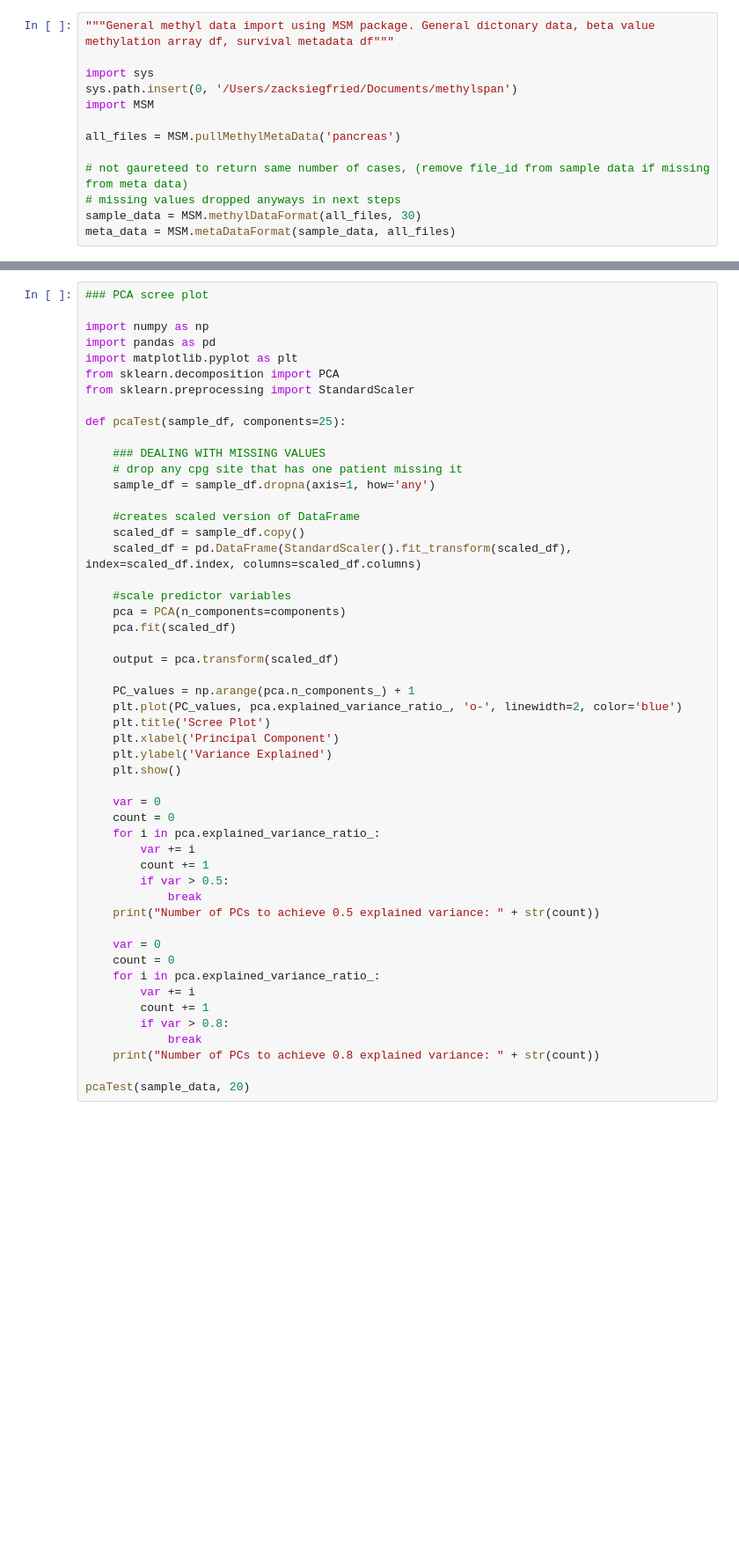
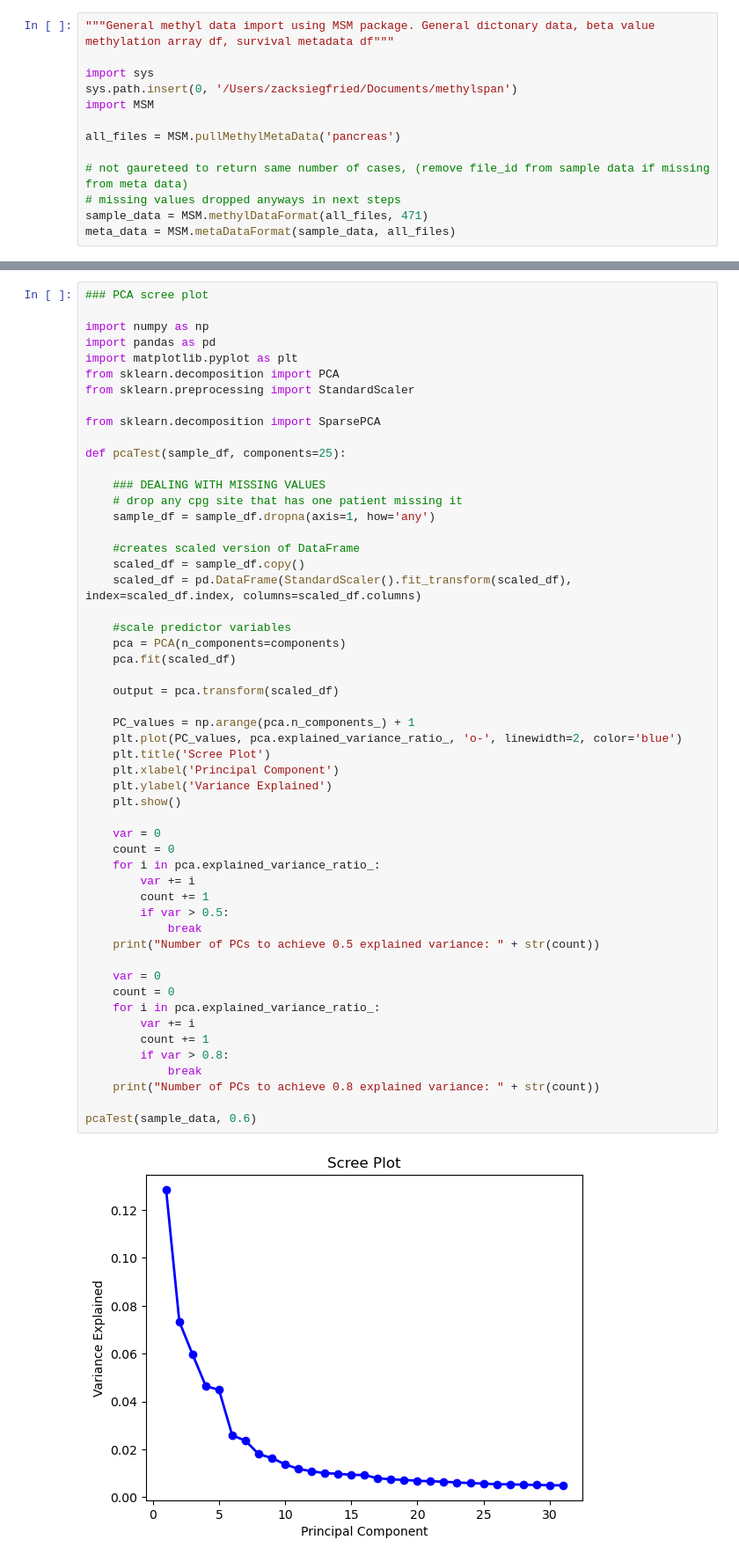
Before and after one commit to zacksiegfried/methylspan, a Jupyter notebook: notebooks/PCA.ipynb, the cells around one changed output, grey strips where cells are left out. Shown at 88% size. Cells and saved outputs as stored; diff of their text form; blank space fills up the shorter version.

```diff
--- a/notebooks/PCA.ipynb
+++ b/notebooks/PCA.ipynb
@@ -9,5 +9,5 @@ all_files = MSM.pullMethylMetaData('pancreas')
 
 # not gaureteed to return same number of cases, (remove file_id from sample data if missing from meta data)
 # missing values dropped anyways in next steps
-sample_data = MSM.methylDataFormat(all_files, 30)
+sample_data = MSM.methylDataFormat(all_files, 471)
 meta_data = MSM.metaDataFormat(sample_data, all_files)
@@ -65,6 +71,8 @@ import pandas as pd
 import matplotlib.pyplot as plt
 from sklearn.decomposition import PCA
 from sklearn.preprocessing import StandardScaler
+
+from sklearn.decomposition import SparsePCA
 
 def pcaTest(sample_df, components=25):
 
@@ -80,31 +88,33 @@ def pcaTest(sample_df, components=25):
     pca = PCA(n_components=components)
     pca.fit(scaled_df)
 
     output = pca.transform(scaled_df)
 
     PC_values = np.arange(pca.n_components_) + 1
     plt.plot(PC_values, pca.explained_variance_ratio_, 'o-', linewidth=2, color='blue')
     plt.title('Scree Plot')
     plt.xlabel('Principal Component')
     plt.ylabel('Variance Explained')
     plt.show()
 
     var = 0
     count = 0
     for i in pca.explained_variance_ratio_:
         var += i
         count += 1
         if var > 0.5:
             break
     print("Number of PCs to achieve 0.5 explained variance: " + str(count))
 
     var = 0
     count = 0
     for i in pca.explained_variance_ratio_:
         var += i
         count += 1
         if var > 0.8:
             break
     print("Number of PCs to achieve 0.8 explained variance: " + str(count))
 
-pcaTest(sample_data, 20)
+pcaTest(sample_data, 0.6)
+# %% [output]
+[figure, added]
```
Also changed, not shown: parts of 5 cells of this notebook, 2 other files.
